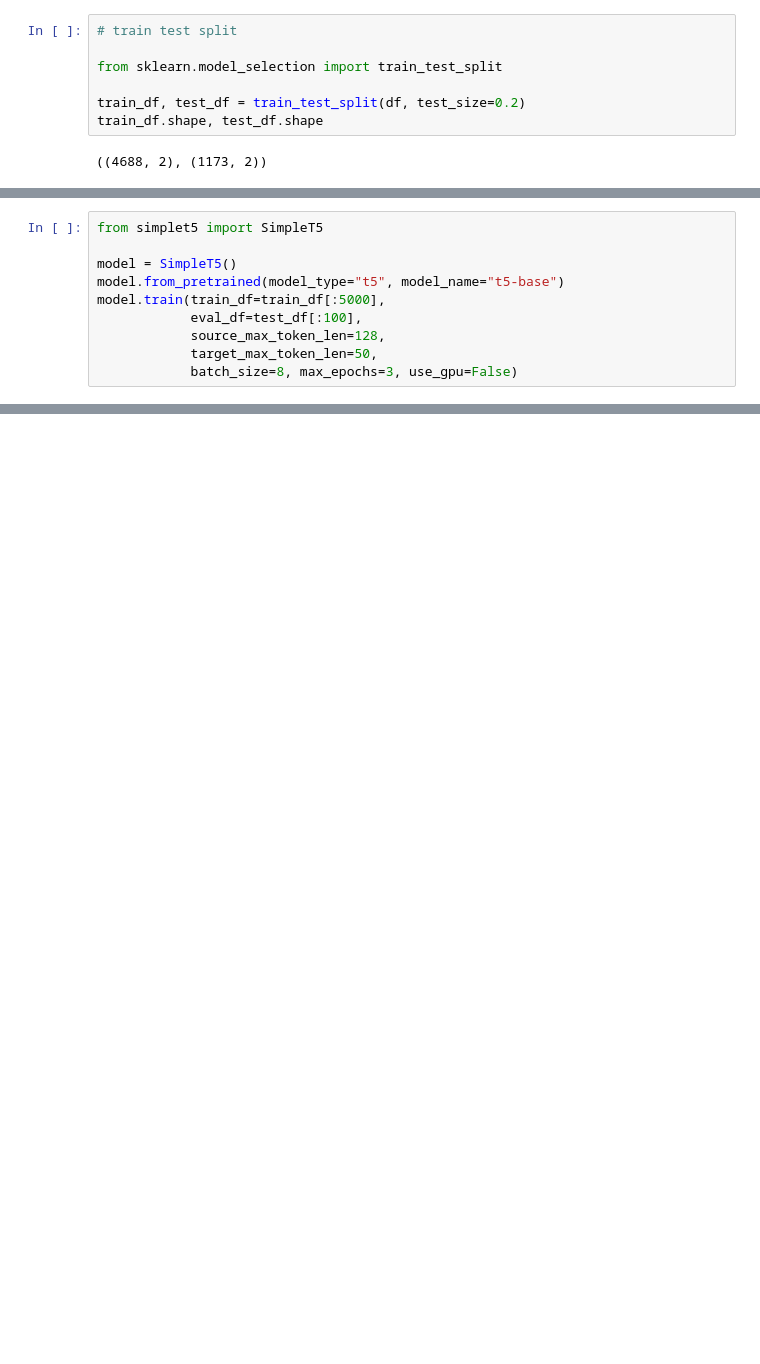
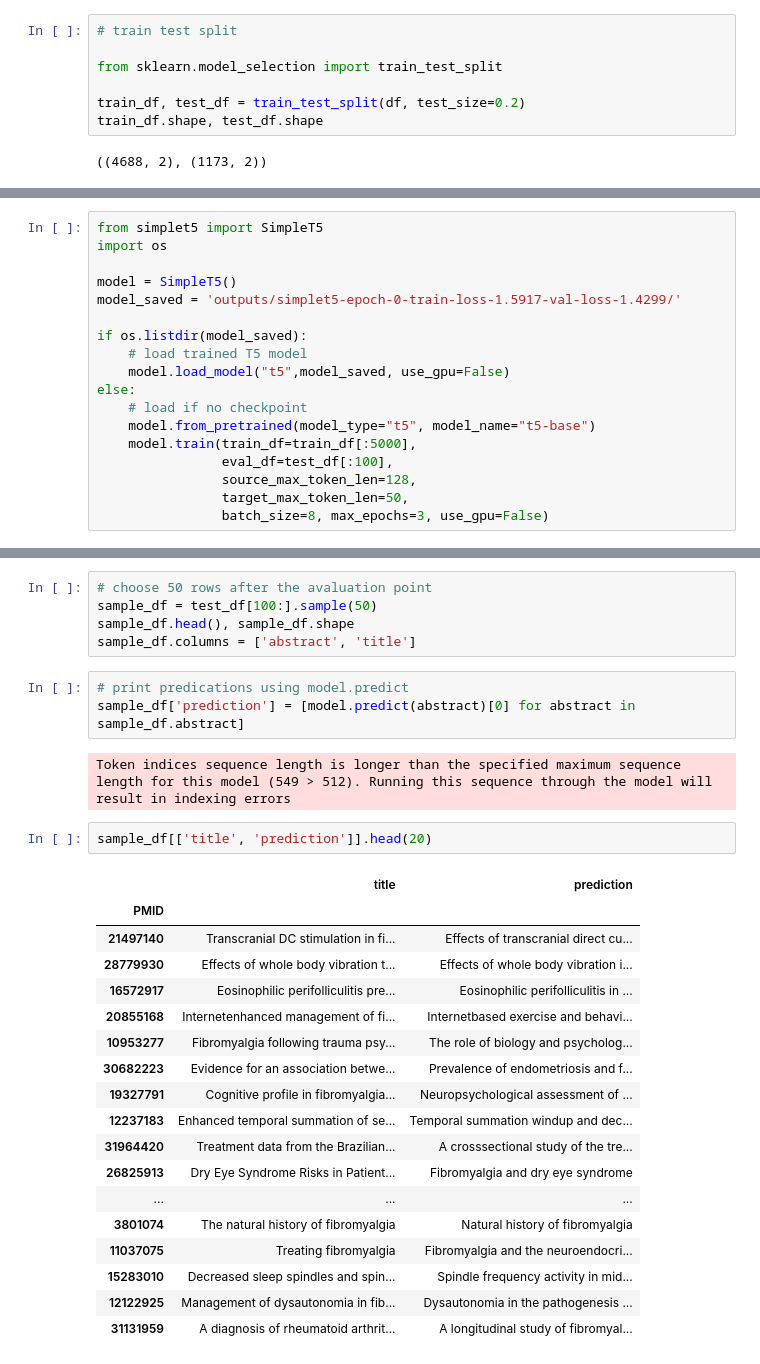
Before and after one commit to ppfenning/fibro, a Jupyter notebook: deliverables/workbook.ipynb, the cells around one changed output, grey strips where cells are left out. Drawn from its saved outputs; the diff is of its cells as text; blank space fills up the shorter version.

```diff
--- a/deliverables/workbook.ipynb
+++ b/deliverables/workbook.ipynb
@@ -221,11 +232,19 @@ train_df.shape, test_df.shape
 # %%
 from simplet5 import SimpleT5
+import os
 
 model = SimpleT5()
-model.from_pretrained(model_type="t5", model_name="t5-base")
-model.train(train_df=train_df[:5000],
-            eval_df=test_df[:100],
-            source_max_token_len=128,
-            target_max_token_len=50,
-            batch_size=8, max_epochs=3, use_gpu=False)
+model_saved = 'outputs/simplet5-epoch-0-train-loss-1.5917-val-loss-1.4299/'
+
+if os.listdir(model_saved):
+    # load trained T5 model
+    model.load_model("t5",model_saved, use_gpu=False)
+else:
+    # load if no checkpoint
+    model.from_pretrained(model_type="t5", model_name="t5-base")
+    model.train(train_df=train_df[:5000],
+                eval_df=test_df[:100],
+                source_max_token_len=128,
+                target_max_token_len=50,
+                batch_size=8, max_epochs=3, use_gpu=False)
 # %% [output]
@@ -285,0 +256,31 @@ To disable this warning, you can either:
+# %%
+# choose 50 rows after the avaluation point
+sample_df = test_df[100:].sample(50)
+sample_df.head(), sample_df.shape
+sample_df.columns = ['abstract', 'title']
+# %%
+# print predications using model.predict
+sample_df['prediction'] = [model.predict(abstract)[0] for abstract in sample_df.abstract]
+# %% [output]
+Token indices sequence length is longer than the specified maximum sequence length for this model (549 > 512). Running this sequence through the model will result in indexing errors
+# %%
+sample_df[['title', 'prediction']].head(20)
+# %% [output]
+|  | title | prediction |
+| PMID |  |  |
+| 21497140 | Transcranial DC stimulation in fi... | Effects of transcranial direct cu... |
+| 28779930 | Effects of whole body vibration t... | Effects of whole body vibration i... |
+| 16572917 | Eosinophilic perifolliculitis pre... | Eosinophilic perifolliculitis in ... |
+| 20855168 | Internetenhanced management of fi... | Internetbased exercise and behavi... |
+| 10953277 | Fibromyalgia following trauma psy... | The role of biology and psycholog... |
+| 30682223 | Evidence for an association betwe... | Prevalence of endometriosis and f... |
+| 19327791 | Cognitive profile in fibromyalgia... | Neuropsychological assessment of ... |
+| 12237183 | Enhanced temporal summation of se... | Temporal summation windup and dec... |
+| 31964420 | Treatment data from the Brazilian... | A crosssectional study of the tre... |
+| 26825913 | Dry Eye Syndrome Risks in Patient... | Fibromyalgia and dry eye syndrome |
+| ... | ... | ... |
+| 3801074 | The natural history of fibromyalgia | Natural history of fibromyalgia |
+| 11037075 | Treating fibromyalgia | Fibromyalgia and the neuroendocri... |
+| 15283010 | Decreased sleep spindles and spin... | Spindle frequency activity in mid... |
+| 12122925 | Management of dysautonomia in fib... | Dysautonomia in the pathogenesis ... |
+| 31131959 | A diagnosis of rheumatoid arthrit... | A longitudinal study of fibromyal... |
```
Also changed, not shown: parts of 8 cells of this notebook, 1 other file.
